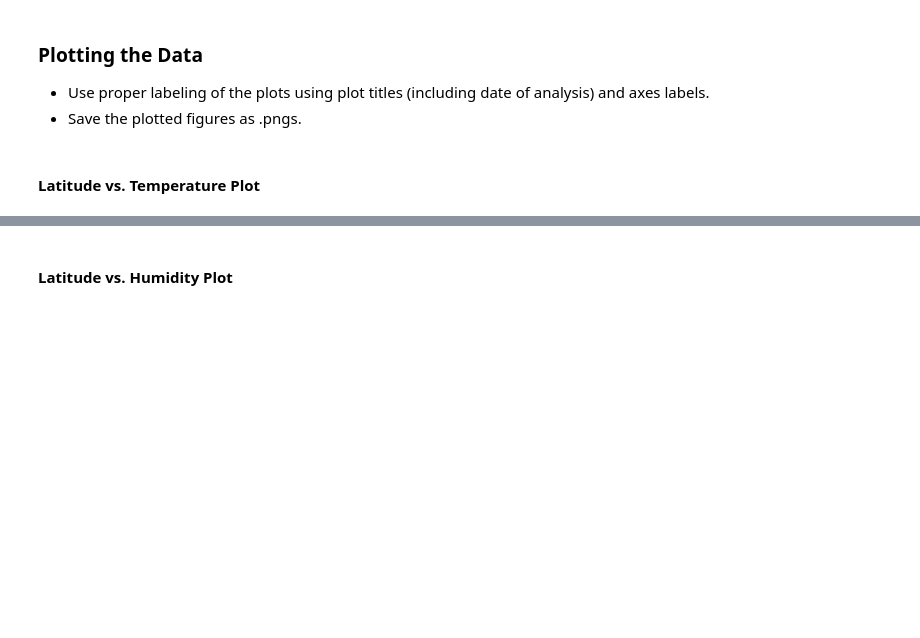
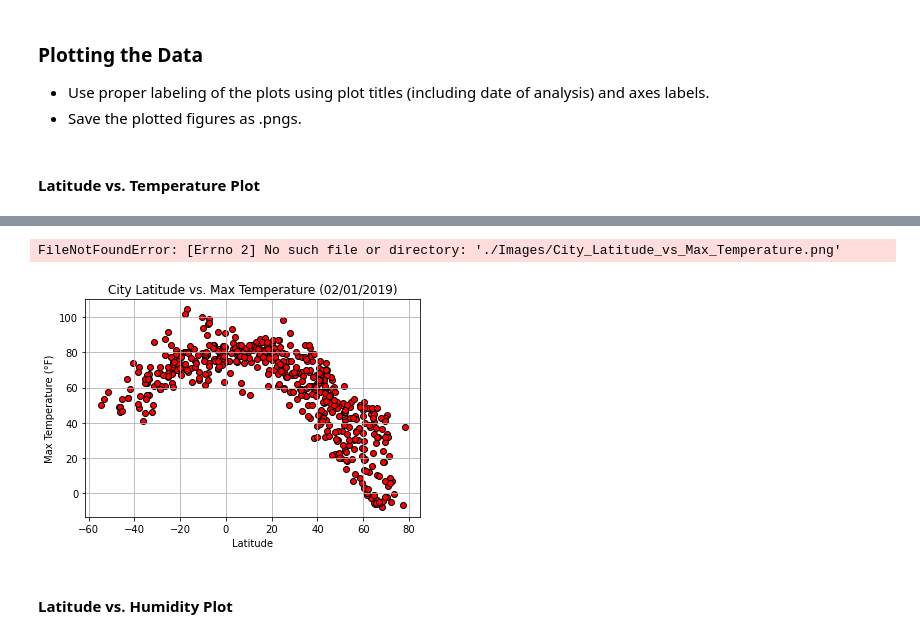
Before and after one commit to RUBALBHULLAR/Python-api-challenge, a Jupyter notebook: starter_code/WeatherPy.ipynb, the cells around one changed output, grey strips where cells are left out. Cells and saved outputs as stored; diff of their text form; code cells hidden in the pictures; blank space fills up the shorter version.

```diff
--- a/starter_code/WeatherPy.ipynb
+++ b/starter_code/WeatherPy.ipynb
@@ -190,0 +173,16 @@ dtype: int64
+# %%
+# Create a DataFrame from Cities, Latitude, Longitude, Temperature, Humidity, Cloudiness & Wind Speed
+weather_dict = {
+    "City": city_name,
+    "Country": country,
+    "Date": date,
+    "Latitude": latitude,
+    "Longitude": longitude,
+    "Max Temperature": max_temperature,
+    "Humidity": humidity,
+    "Cloudiness": cloudiness,
+    "Wind Speed": wind_speed
+}
+
+weather_data = pd.DataFrame(weather_dict)
+weather_data.count()
@@ -200,3 +216,21 @@ dtype: int64
+# %%
+# Build Scatter Plot for Each Data Type
+plt.scatter(weather_data["Latitude"], weather_data["Max Temperature"], facecolors="red", marker="o", edgecolor="black")
+
+# Incorporate Other Graph Properties
+plt.title("City Latitude vs. Max Temperature (02/01/2019)")
+plt.ylabel("Max Temperature (°F)")
+plt.xlabel("Latitude")
+plt.grid(True)
+
+# Save Figure
+plt.savefig("./Images/City_Latitude_vs_Max_Temperature.png")
+
+# Show Plot
+plt.show()
+# %% [output]
+FileNotFoundError: [Errno 2] No such file or directory: './Images/City_Latitude_vs_Max_Temperature.png'
+[figure, added]
 # %% [markdown]
 #### Latitude vs. Humidity Plot
 # %%
```
Also changed, not shown: parts of 9 cells of this notebook, 2 other files.
